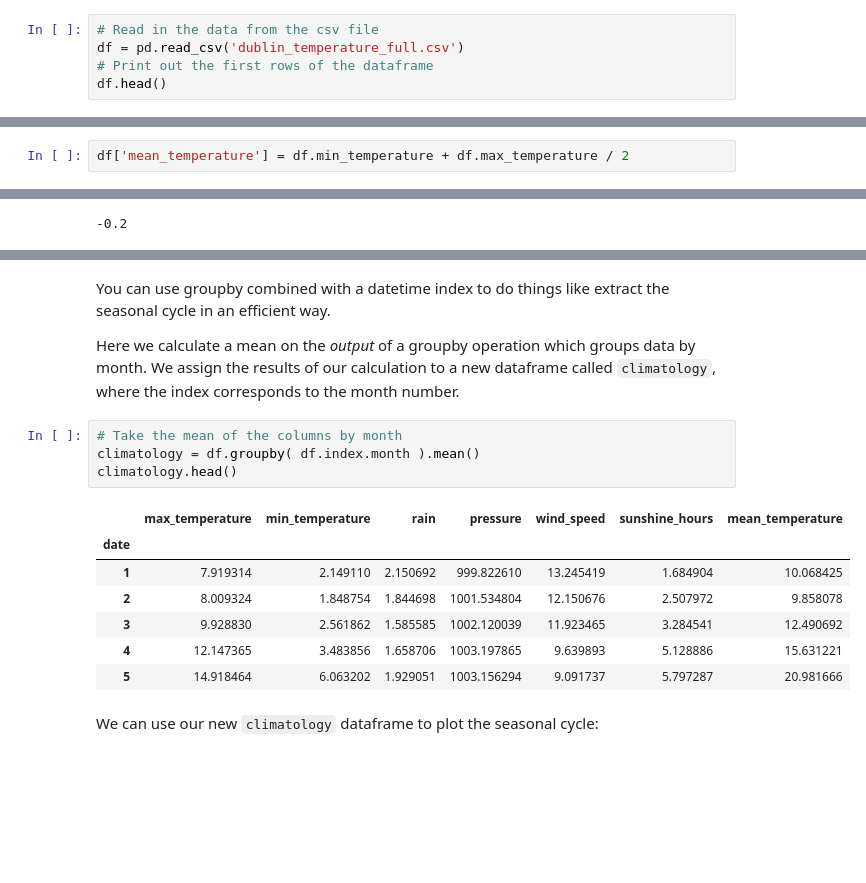
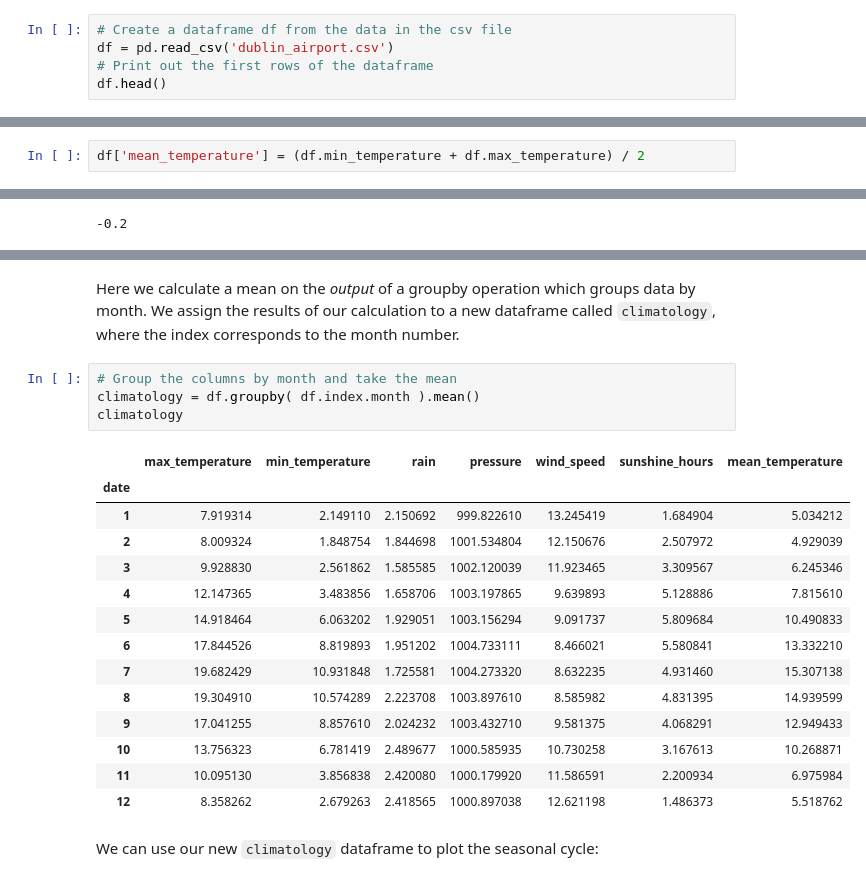
Before and after one commit to braaannigan/climate_python_intro, a Jupyter notebook: pandas_1.ipynb, the cells around one changed output, grey strips where cells are left out. Drawn from its saved outputs; the diff is of its cells as text; blank space fills up the shorter version.

````diff
--- a/pandas_1.ipynb
+++ b/pandas_1.ipynb
@@ -31,8 +31,8 @@ hv.notebook_extension('bokeh')
 # %% [output]
 [interactive output not drawn]
 # %%
-# Read in the data from the csv file
-df = pd.read_csv('dublin_temperature_full.csv')
+# Create a dataframe df from the data in the csv file
+df = pd.read_csv('dublin_airport.csv')
 # Print out the first rows of the dataframe
 df.head()
 # %% [output]
@@ -213,3 +229,3 @@ Operations on columns are vectorised:
 # %%
-df['mean_temperature'] = df.min_temperature + df.max_temperature / 2
+df['mean_temperature'] = (df.min_temperature + df.max_temperature) / 2
 # %% [markdown]
@@ -241,19 +266,24 @@ We can see the steps in this process in this schematic from the
 # %% [markdown]
-You can use groupby combined with a datetime index to do things like extract the seasonal cycle in an efficient way.
-
 Here we calculate a mean on the *output* of a groupby operation which groups data by month.  We assign the results of our calculation to a new dataframe called ```climatology```, where the index corresponds to the month number.
 # %%
-# Take the mean of the columns by month
+# Group the columns by month and take the mean
 climatology = df.groupby( df.index.month ).mean()
-climatology.head()
+climatology
 # %% [output]
 |  | max_temperature | min_temperature | rain | pressure | wind_speed | sunshine_hours | mean_temperature |
 | date |  |  |  |  |  |  |  |
-| 1 | 7.919314 | 2.149110 | 2.150692 | 999.822610 | 13.245419 | 1.684904 | 10.068425 |
-| 2 | 8.009324 | 1.848754 | 1.844698 | 1001.534804 | 12.150676 | 2.507972 | 9.858078 |
-| 3 | 9.928830 | 2.561862 | 1.585585 | 1002.120039 | 11.923465 | 3.284541 | 12.490692 |
-| 4 | 12.147365 | 3.483856 | 1.658706 | 1003.197865 | 9.639893 | 5.128886 | 15.631221 |
-| 5 | 14.918464 | 6.063202 | 1.929051 | 1003.156294 | 9.091737 | 5.797287 | 20.981666 |
+| 1 | 7.919314 | 2.149110 | 2.150692 | 999.822610 | 13.245419 | 1.684904 | 5.034212 |
+| 2 | 8.009324 | 1.848754 | 1.844698 | 1001.534804 | 12.150676 | 2.507972 | 4.929039 |
+| 3 | 9.928830 | 2.561862 | 1.585585 | 1002.120039 | 11.923465 | 3.309567 | 6.245346 |
+| 4 | 12.147365 | 3.483856 | 1.658706 | 1003.197865 | 9.639893 | 5.128886 | 7.815610 |
+| 5 | 14.918464 | 6.063202 | 1.929051 | 1003.156294 | 9.091737 | 5.809684 | 10.490833 |
+| 6 | 17.844526 | 8.819893 | 1.951202 | 1004.733111 | 8.466021 | 5.580841 | 13.332210 |
+| 7 | 19.682429 | 10.931848 | 1.725581 | 1004.273320 | 8.632235 | 4.931460 | 15.307138 |
+| 8 | 19.304910 | 10.574289 | 2.223708 | 1003.897610 | 8.585982 | 4.831395 | 14.939599 |
+| 9 | 17.041255 | 8.857610 | 2.024232 | 1003.432710 | 9.581375 | 4.068291 | 12.949433 |
+| 10 | 13.756323 | 6.781419 | 2.489677 | 1000.585935 | 10.730258 | 3.167613 | 10.268871 |
+| 11 | 10.095130 | 3.856838 | 2.420080 | 1000.179920 | 11.586591 | 2.200934 | 6.975984 |
+| 12 | 8.358262 | 2.679263 | 2.418565 | 1000.897038 | 12.621198 | 1.486373 | 5.518762 |
 # %% [markdown]
 We can use our new ```climatology``` dataframe to plot the seasonal cycle:
 # %%
````
Also changed, not shown: parts of 43 cells of this notebook, 2 other files.
